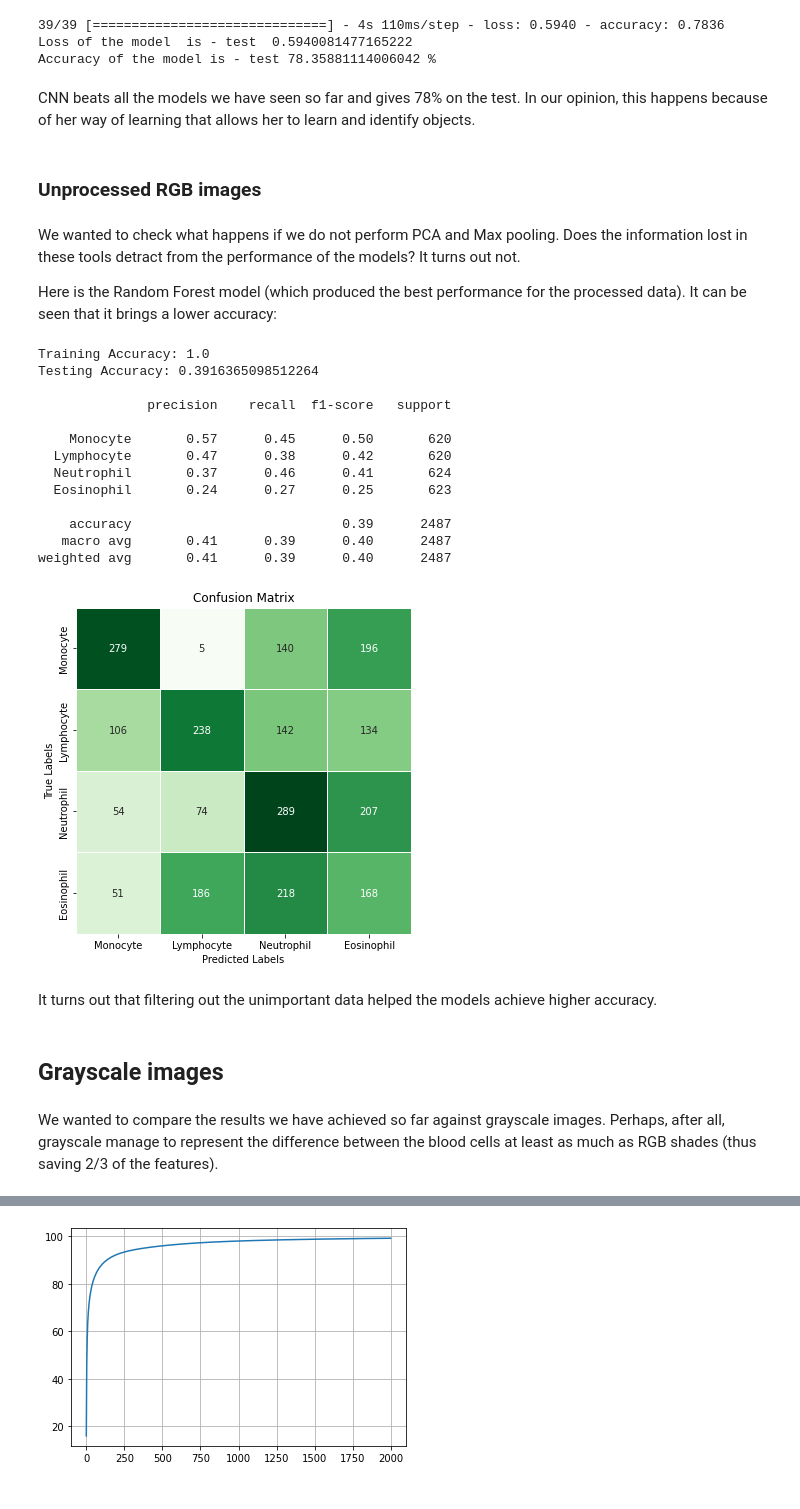
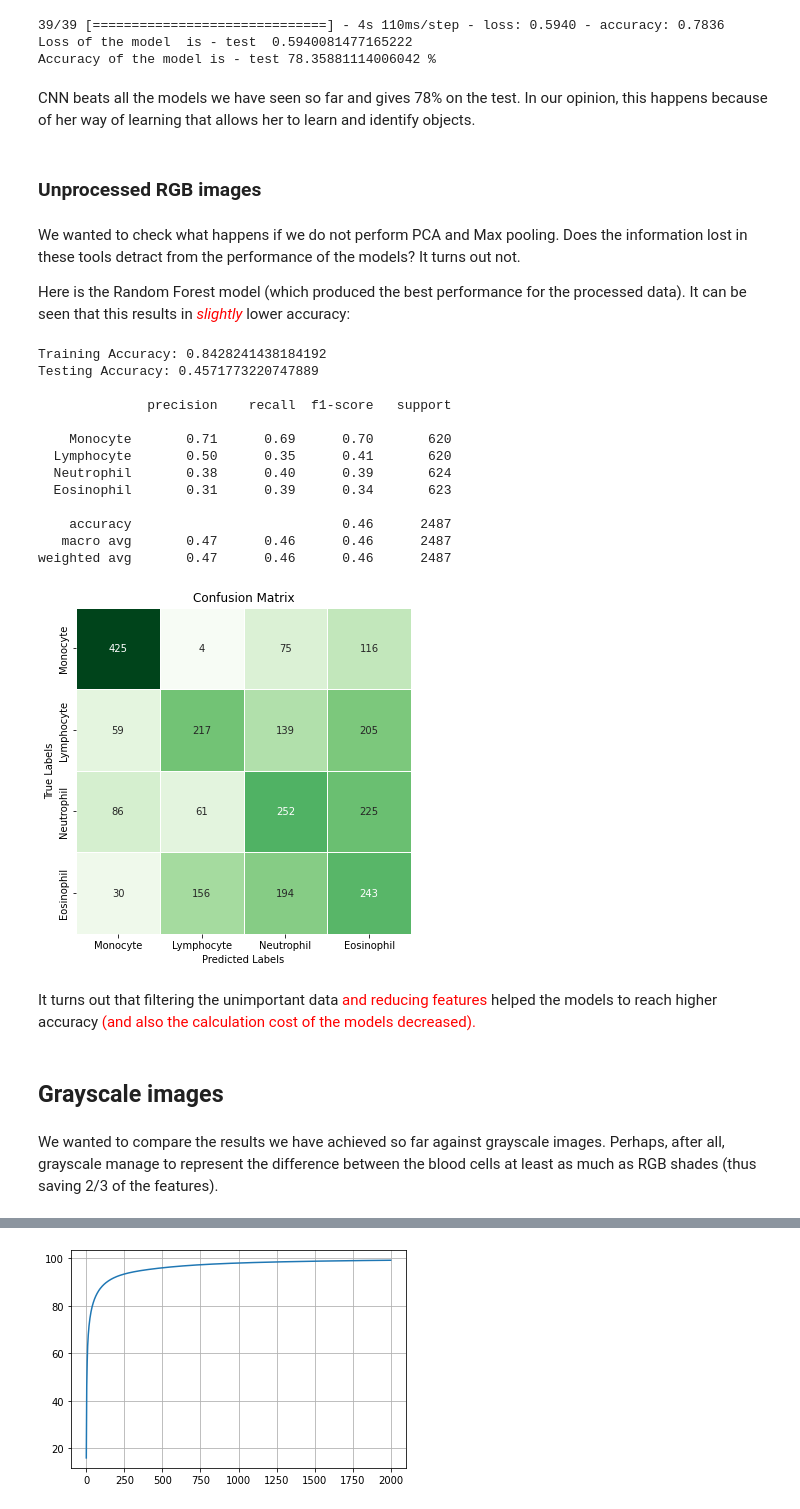
Before and after one commit to noamya-sh/Blood-Cells-ML-Course, a Jupyter notebook: Final Project - Blood cells.ipynb, the cells around one changed output, grey strips where cells are left out. Drawn from its saved outputs; the diff is of its cells as text; code cells hidden in the pictures.

```diff
--- a/Final Project - Blood cells.ipynb
+++ b/Final Project - Blood cells.ipynb
@@ -896,36 +945,35 @@ print("Accuracy of the model is - test", results[1]*100, "%")
 39/39 [==============================] - 4s 110ms/step - loss: 0.5940 - accuracy: 0.7836
 Loss of the model  is - test  0.5940081477165222
 Accuracy of the model is - test 78.35881114006042 %
-# %% [markdown]
-CNN beats all the models we have seen so far and gives 78% on the test. In our opinion, this happens because of her way of learning that allows her to learn and identify objects.
+# %% [markdown]
+CNN beats all the models we have seen so far and gives 78% on the test. In our opinion, this happens because of her way of learning that allows her to learn and identify objects.
 # %% [markdown]
 ### Unprocessed RGB images
 # %% [markdown]
 We wanted to check what happens if we do not perform PCA and Max pooling. Does the information lost in these tools detract from the performance of the models? It turns out not.
 
-Here is the Random Forest model (which produced the best performance for the processed data).
-It can be seen that it brings a lower accuracy:
+Here is the Random Forest model (which produced the best performance for the processed data). It can be seen that this results in <span style="color:red">*slightly*</span> lower accuracy:
 # %%
-plot_confusion_matrix(RandomForestClassifier(random_state=0), df_train.iloc[:, :-1] , df_train.iloc[:, -1] , df_test.iloc[:, :-1], df_test.iloc[:, -1])
+plot_confusion_matrix(RandomForestClassifier(random_state=0,max_depth=10), df_train.iloc[:, :-1] , df_train.iloc[:, -1] , df_test.iloc[:, :-1], df_test.iloc[:, -1])
 # %% [output]
-Training Accuracy: 1.0
-Testing Accuracy: 0.3916365098512264
+Training Accuracy: 0.8428241438184192
+Testing Accuracy: 0.4571773220747889
 
               precision    recall  f1-score   support
 
-    Monocyte       0.57      0.45      0.50       620
-  Lymphocyte       0.47      0.38      0.42       620
-  Neutrophil       0.37      0.46      0.41       624
-  Eosinophil       0.24      0.27      0.25       623
+    Monocyte       0.71      0.69      0.70       620
+  Lymphocyte       0.50      0.35      0.41       620
+  Neutrophil       0.38      0.40      0.39       624
+  Eosinophil       0.31      0.39      0.34       623
 
-    accuracy                           0.39      2487
-   macro avg       0.41      0.39      0.40      2487
-weighted avg       0.41      0.39      0.40      2487
+    accuracy                           0.46      2487
+   macro avg       0.47      0.46      0.46      2487
+weighted avg       0.47      0.46      0.46      2487
-[figure, old version]
+[figure, new version]
-# %% [markdown]
-It turns out that filtering out the unimportant data helped the models achieve higher accuracy.
+# %% [markdown]
+It turns out that filtering the unimportant data <span style="color:red"> and reducing features</span> helped the models to reach higher accuracy <span style="color:red">(and also the calculation cost of the models decreased).</span>
 # %% [markdown]
 ## Grayscale images
-# %% [markdown]
-We wanted to compare the results we have achieved so far against grayscale images. Perhaps, after all, grayscale manage to represent the difference between the blood cells at least as much as RGB shades (thus saving 2/3 of the features).
+# %% [markdown]
+We wanted to compare the results we have achieved so far against grayscale images. Perhaps, after all, grayscale manage to represent the difference between the blood cells at least as much as RGB shades (thus saving 2/3 of the features).
 # %%
```
Also changed, not shown: parts of 79 cells of this notebook.
